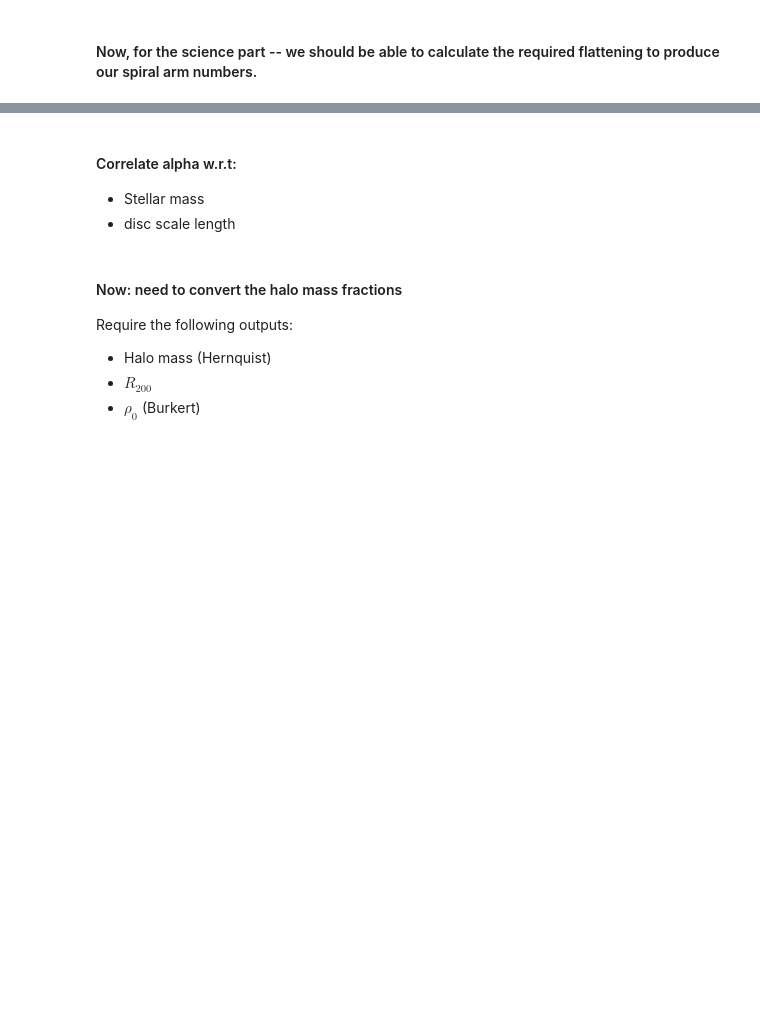
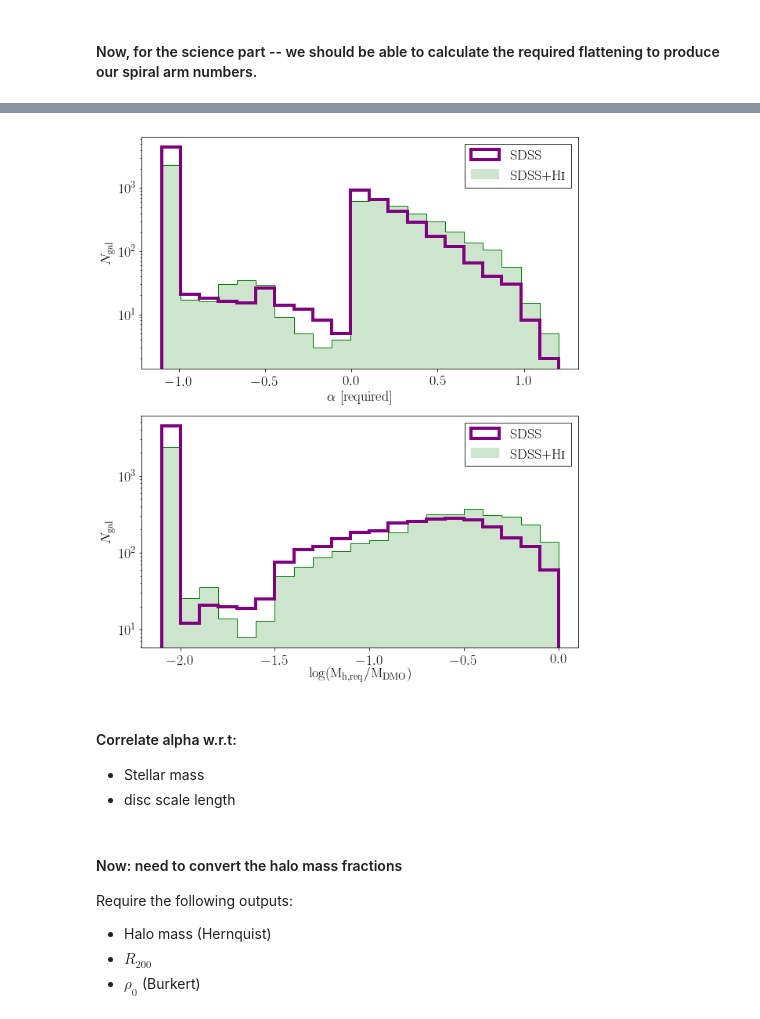
Before and after one commit to RossHart/Donghia_paper, a Jupyter notebook: halo_flattening.ipynb, the cells around one changed output, grey strips where cells are left out. Saved outputs shown, nothing was run; the diff lists cells and outputs as text; code cells hidden in the pictures; blank space fills up the shorter version.

```diff
--- a/halo_flattening.ipynb
+++ b/halo_flattening.ipynb
@@ -229,7 +289,7 @@ def alpha_mass_enclosed(alphas,M_burkert,M_hernquist):
     mass_enclosed[low_alpha] = (1+alphas[low_alpha])*M_burkert[low_alpha]
     mass_enclosed[mid_alpha] = ((1-alphas[mid_alpha])*M_burkert[mid_alpha]
                               + alphas[mid_alpha]*M_hernquist[mid_alpha])
-    mass_enclosed[high_alpha] = (1+alphas[high_alpha])*M_hernquist[high_alpha]
+    mass_enclosed[high_alpha] = alphas[high_alpha]*M_hernquist[high_alpha]
     return mass_enclosed
 
 def linear(x,m,c):
@@ -245,12 +305,56 @@ def get_hmf(table,alphas):
 
     M_hernquist = mass_enclosed_hernquist(r,M200_hernquist,a_h,R200)
     M_burkert = mass_enclosed_burkert(r,M200_burkert,a_h,rho0,R200)
-
     mass_enclosed = alpha_mass_enclosed(alphas,M_burkert,M_hernquist)
     return mass_enclosed / M_hernquist
 
 hmf = get_hmf(halo_data,alphas)
 hmf_hi = get_hmf(halo_w_gas,alphas_hi)
+# %%
+bins_alpha = np.linspace(-1.1,1.2,22)
+alpha_ = alphas.copy()
+alpha_[alpha_ < -1] = -1.1
+alpha_hi_ = alphas_hi.copy()
+alpha_hi_[alpha_hi_ < -1] = -1.1
+#############
+bins_hmf = np.linspace(-2.1,0,22)
+hmf_ = np.log10(hmf.copy())
+hmf_[alpha_ < -1] = -2.1
+hmf_hi_ = np.log10(hmf_hi.copy())
+hmf_hi_[alpha_hi_ < -1] = -2.1
+
+def sdss_vs_sdss_hi_hist(ax,x,x_hi,bins):
+
+    _ = ax.hist(x,bins,color='purple',lw=4,histtype='step',
+                label='SDSS',zorder=2)
+    _ = ax.hist(x_hi,bins,color='g',lw=1,histtype='step',
+                label='_nolegend_')
+    _ = ax.hist(x_hi,bins,color='g',lw=4,
+                histtype='stepfilled',alpha=0.2,
+                label=r'SDSS+H\textsc{i}')
+
+    _ = ax.set_ylabel('$N_\mathrm{gal}$')
+    _ = ax.legend(fancybox=False,edgecolor='k')
+    return None
+
+fig, axarr = plt.subplots(2,1,figsize=(10,12))
+
+_ = sdss_vs_sdss_hi_hist(axarr[0],alpha_[in_sdss],alpha_hi_[in_sdss_hi],
+                         bins_alpha)
+
+_ = sdss_vs_sdss_hi_hist(axarr[1],hmf_[in_sdss],hmf_hi_[in_sdss_hi],
+                         bins_hmf)
+
+_ = axarr[0].set_xlabel(r'$\alpha$ [required]')
+_ = axarr[1].set_xlabel('$\log(\mathrm{M_{h,req}/M_{DMO}})$')
+_ = axarr[0].set_yscale('log')
+_ = axarr[1].set_yscale('log')
+#print((alpha_[in_sdss] == -1.1).sum(),in_sdss.sum())
+#print((alpha_hi_[in_sdss_hi] == -1.1).sum(),in_sdss_hi.sum())
+
+#fig.savefig('figures/alpha_distributions.pdf')
+# %% [output]
+[figure, added]
 # %% [markdown]
 #### Correlate alpha w.r.t:
 
```
Also changed, not shown: parts of 27 cells of this notebook, 1 other file.
